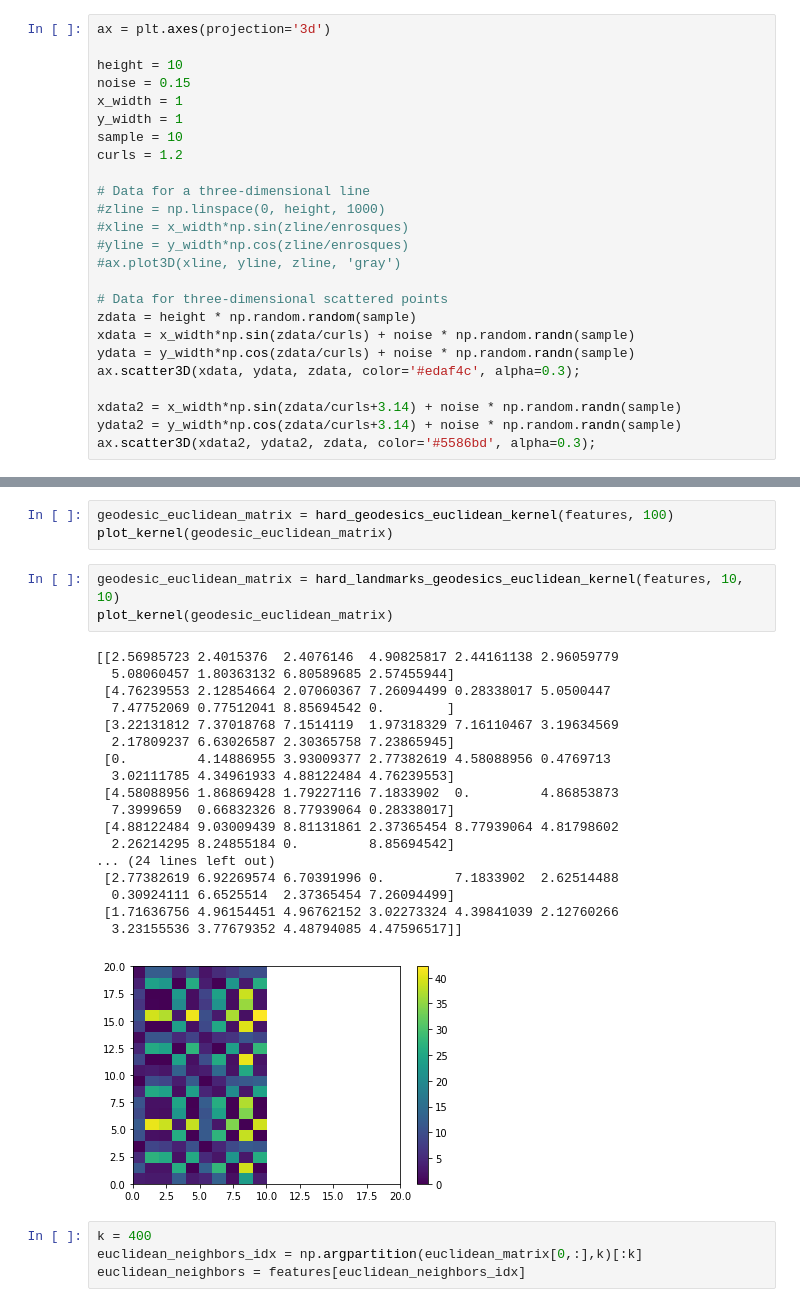
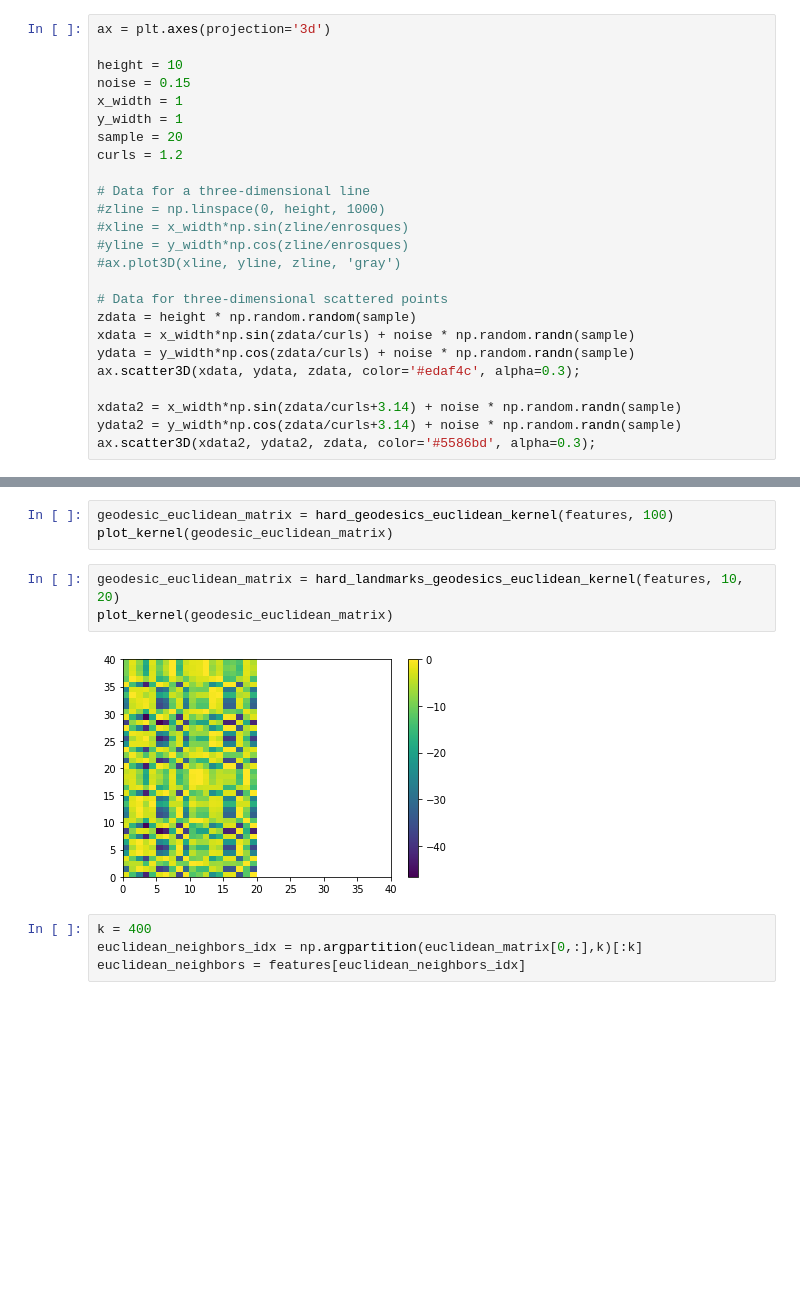
Before and after one commit to hopeliu20160622/dknn_geod, a Jupyter notebook: src/toy_example.ipynb, the cells around one changed output, grey strips where cells are left out. Drawn from its saved outputs; the diff is of its cells as text; blank space fills up the shorter version.

```diff
--- a/src/toy_example.ipynb
+++ b/src/toy_example.ipynb
@@ -13,7 +13,7 @@ height = 10
 noise = 0.15
 x_width = 1
 y_width = 1
-sample = 10
+sample = 20
 curls = 1.2
 
 # Data for a three-dimensional line
@@ -46,27 +48,10 @@ plot_kernel(euclidean_matrix)
 geodesic_euclidean_matrix = hard_geodesics_euclidean_kernel(features, 100)
 plot_kernel(geodesic_euclidean_matrix)
 # %%
-geodesic_euclidean_matrix = hard_landmarks_geodesics_euclidean_kernel(features, 10, 10)
+geodesic_euclidean_matrix = hard_landmarks_geodesics_euclidean_kernel(features, 10, 20)
 plot_kernel(geodesic_euclidean_matrix)
 # %% [output]
-[[2.56985723 2.4015376  2.4076146  4.90825817 2.44161138 2.96059779
-  5.08060457 1.80363132 6.80589685 2.57455944]
- [4.76239553 2.12854664 2.07060367 7.26094499 0.28338017 5.0500447
-  7.47752069 0.77512041 8.85694542 0.        ]
- [3.22131812 7.37018768 7.1514119  1.97318329 7.16110467 3.19634569
-  2.17809237 6.63026587 2.30365758 7.23865945]
- [0.         4.14886955 3.93009377 2.77382619 4.58088956 0.4769713
-  3.02111785 4.34961933 4.88122484 4.76239553]
- [4.58088956 1.86869428 1.79227116 7.1833902  0.         4.86853873
-  7.3999659  0.66832326 8.77939064 0.28338017]
- [4.88122484 9.03009439 8.81131861 2.37365454 8.77939064 4.81798602
-  2.26214295 8.24855184 0.         8.85694542]
-... (24 lines left out)
- [2.77382619 6.92269574 6.70391996 0.         7.1833902  2.62514488
-  0.30924111 6.6525514  2.37365454 7.26094499]
- [1.71636756 4.96154451 4.96762152 3.02273324 4.39841039 2.12760266
-  3.23155536 3.77679352 4.48794085 4.47596517]]
-[figure, old version]
+[figure, new version]
 # %%
 k = 400
 euclidean_neighbors_idx = np.argpartition(euclidean_matrix[0,:],k)[:k]
```
Also changed, not shown: parts of 2 cells of this notebook, 1 other file.
